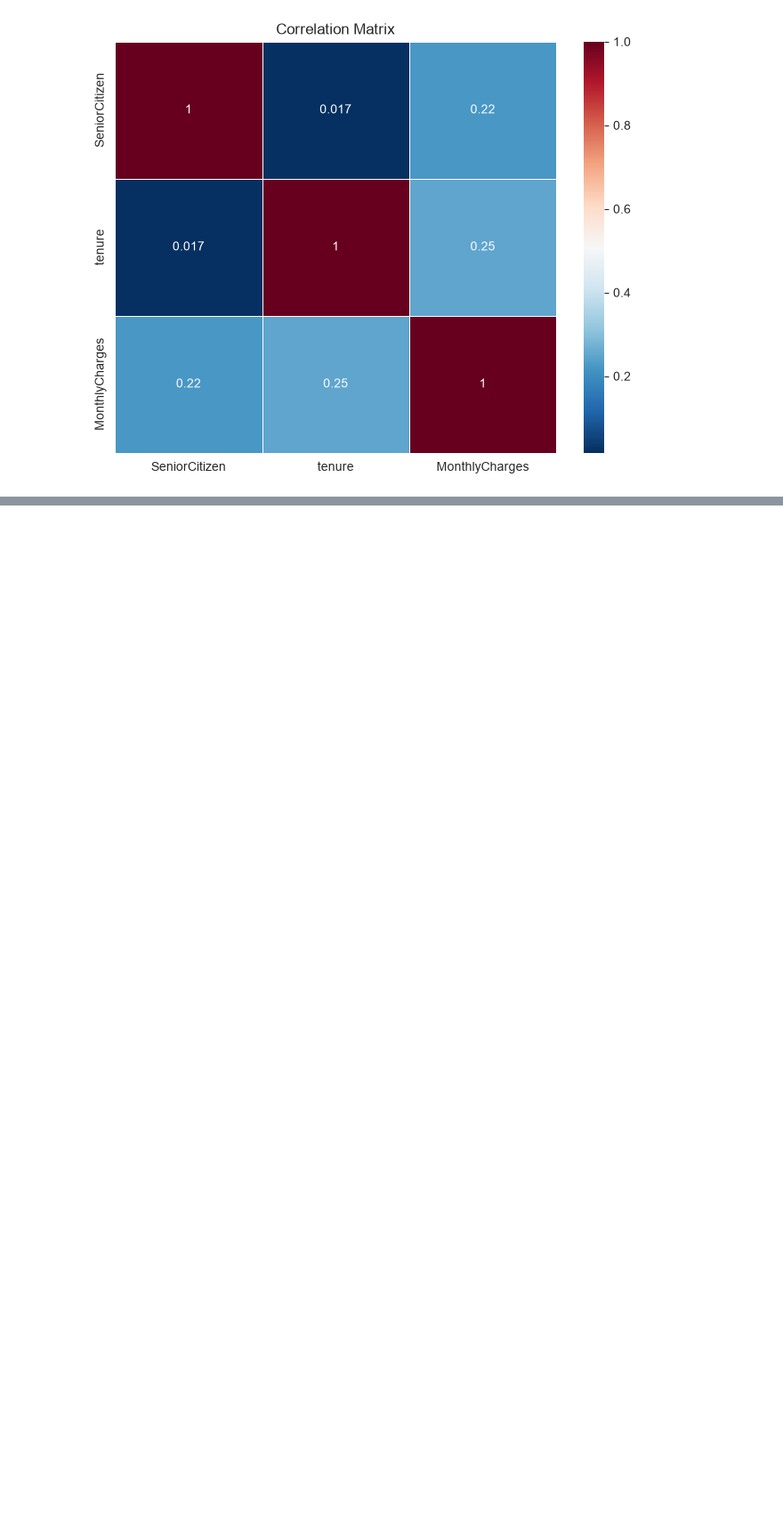
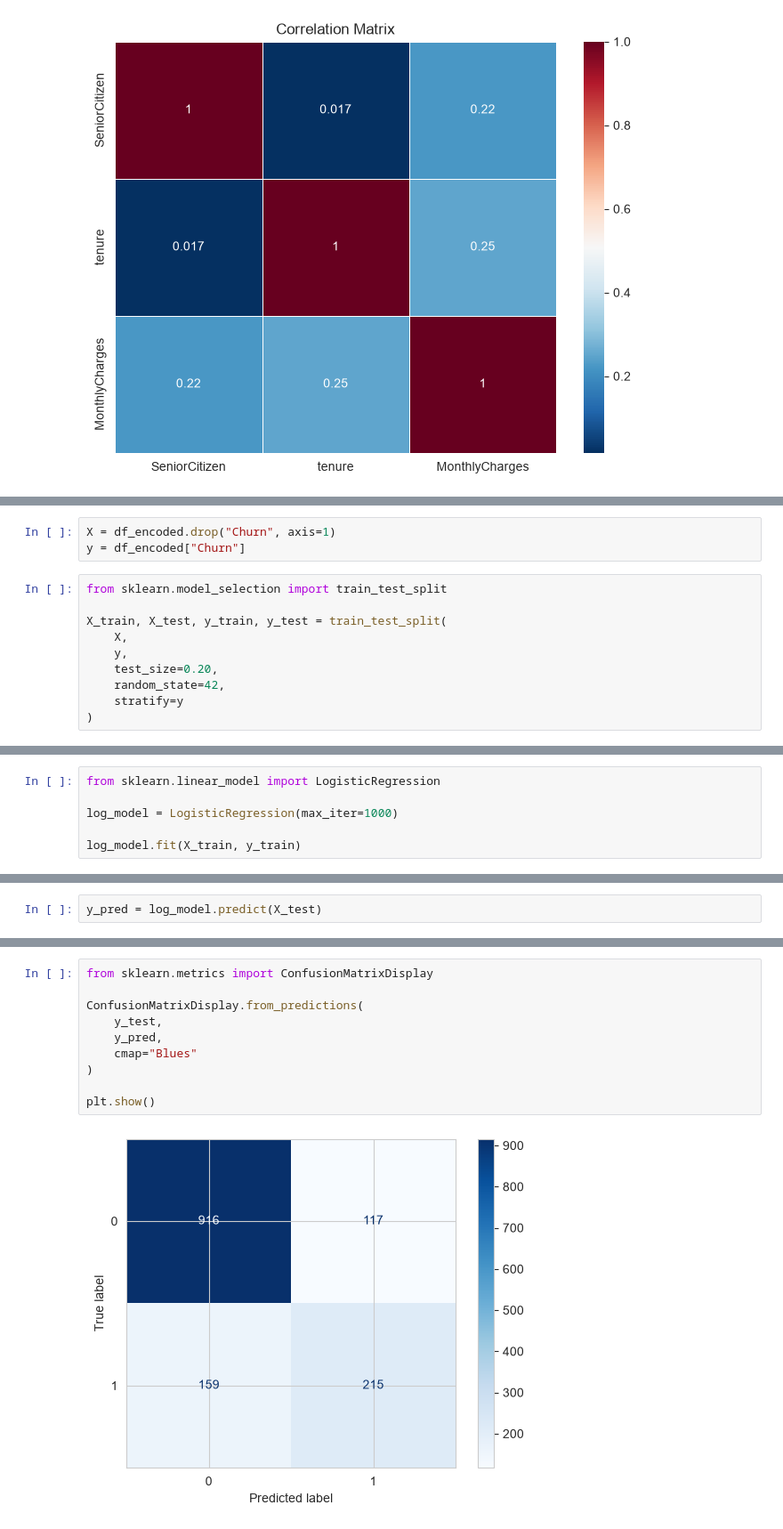
Before and after one commit to Cyanide07x/Customer-Churn-Analysis, a Jupyter notebook: notebook/Customer_Churn_Analysis.ipynb, the cells around one changed output, grey strips where cells are left out. Shown at 89% size. Cells and saved outputs as stored; diff of their text form; blank space fills up the shorter version.

Commit message:
Evaluate Logistic Regression model

```diff
--- a/notebook/Customer_Churn_Analysis.ipynb
+++ b/notebook/Customer_Churn_Analysis.ipynb
@@ -490,0 +730,13 @@ plt.show()
+# %%
+X = df_encoded.drop("Churn", axis=1)
+y = df_encoded["Churn"]
+# %%
+from sklearn.model_selection import train_test_split
+
+X_train, X_test, y_train, y_test = train_test_split(
+    X,
+    y,
+    test_size=0.20,
+    random_state=42,
+    stratify=y
+)
@@ -490,0 +749,6 @@ plt.show()
+# %%
+from sklearn.linear_model import LogisticRegression
+
+log_model = LogisticRegression(max_iter=1000)
+
+log_model.fit(X_train, y_train)
@@ -490,0 +765,2 @@ plt.show()
+# %%
+y_pred = log_model.predict(X_test)
@@ -490,0 +786,12 @@ plt.show()
+# %%
+from sklearn.metrics import ConfusionMatrixDisplay
+
+ConfusionMatrixDisplay.from_predictions(
+    y_test,
+    y_pred,
+    cmap="Blues"
+)
+
+plt.show()
+# %% [output]
+[figure, added]
```
Also changed, not shown: parts of 36 cells of this notebook.
